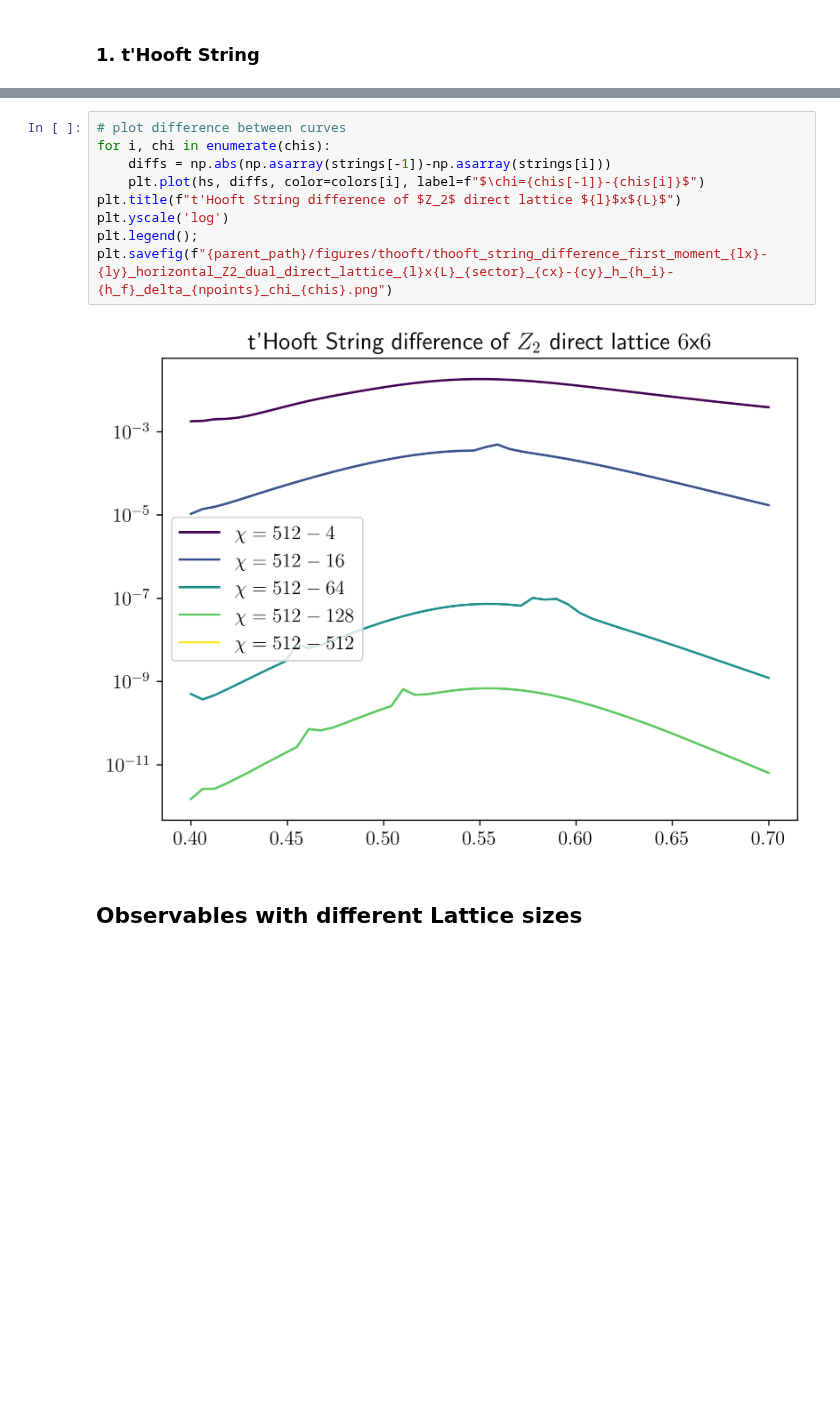
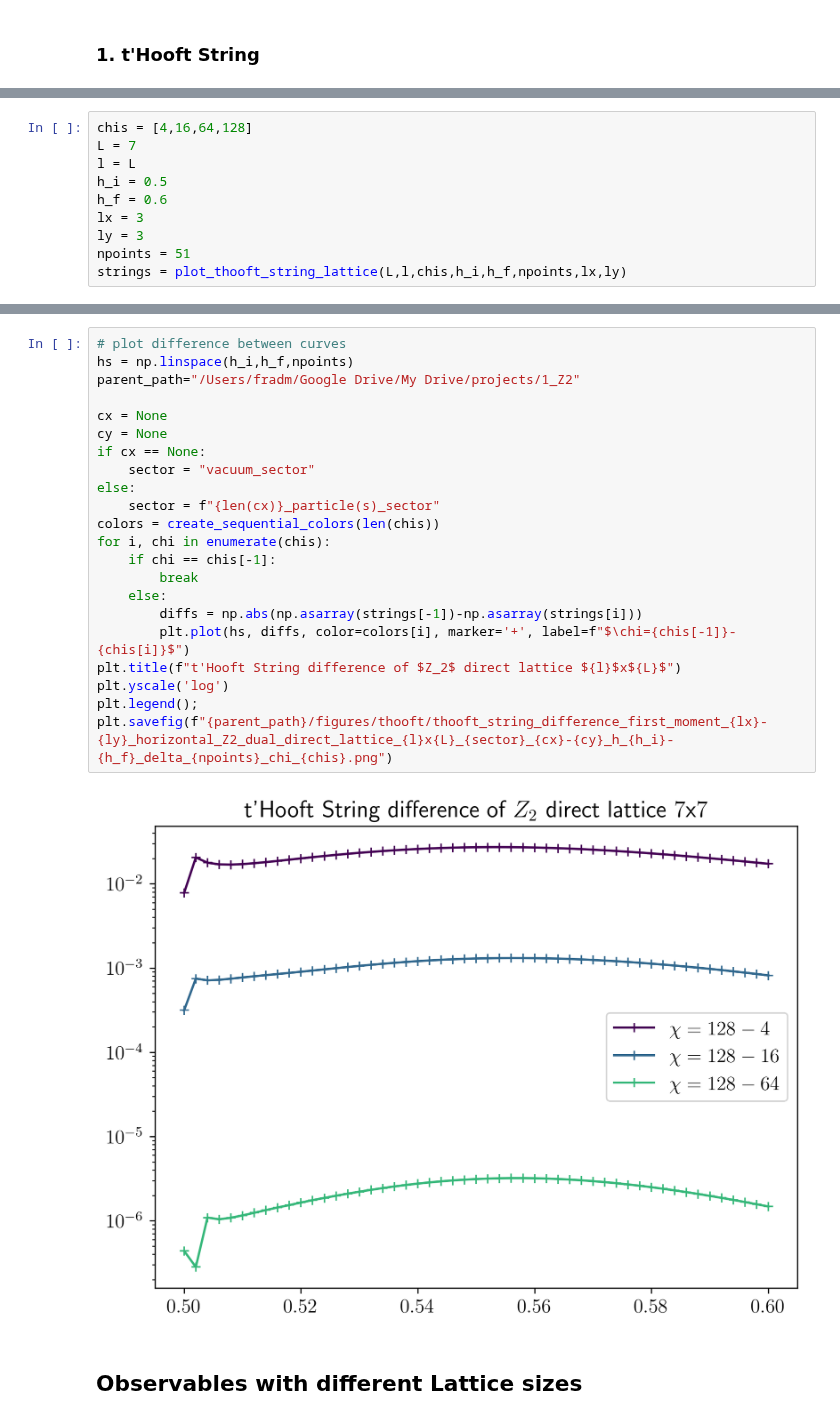
Before and after one commit to Fradm98/qs-mps, a Jupyter notebook: src/qs_mps/applications/Z2/check_observables.ipynb, the cells around one changed output, grey strips where cells are left out. Cells and saved outputs as stored; diff of their text form; blank space fills up the shorter version.

```diff
--- a/src/qs_mps/applications/Z2/check_observables.ipynb
+++ b/src/qs_mps/applications/Z2/check_observables.ipynb
@@ -59,0 +49,10 @@ TimeoutError: [Errno 60] Operation timed out
+# %%
+chis = [4,16,64,128]
+L = 7
+l = L
+h_i = 0.5
+h_f = 0.6
+lx = 3
+ly = 3
+npoints = 51
+strings = plot_thooft_string_lattice(L,l,chis,h_i,h_f,npoints,lx,ly)
@@ -60,14 +61,27 @@ TimeoutError: [Errno 60] Operation timed out
 # %%
 # plot difference between curves
+hs = np.linspace(h_i,h_f,npoints)
+parent_path="/Users/fradm/Google Drive/My Drive/projects/1_Z2"
+
+cx = None
+cy = None
+if cx == None:
+    sector = "vacuum_sector"
+else:
+    sector = f"{len(cx)}_particle(s)_sector"
+colors = create_sequential_colors(len(chis))
 for i, chi in enumerate(chis):
-    diffs = np.abs(np.asarray(strings[-1])-np.asarray(strings[i]))
-    plt.plot(hs, diffs, color=colors[i], label=f"$\chi={chis[-1]}-{chis[i]}$")
+    if chi == chis[-1]:
+        break
+    else:
+        diffs = np.abs(np.asarray(strings[-1])-np.asarray(strings[i]))
+        plt.plot(hs, diffs, color=colors[i], marker='+', label=f"$\chi={chis[-1]}-{chis[i]}$")
 plt.title(f"t'Hooft String difference of $Z_2$ direct lattice ${l}$x${L}$")
 plt.yscale('log')
 plt.legend();
 plt.savefig(f"{parent_path}/figures/thooft/thooft_string_difference_first_moment_{lx}-{ly}_horizontal_Z2_dual_direct_lattice_{l}x{L}_{sector}_{cx}-{cy}_h_{h_i}-{h_f}_delta_{npoints}_chi_{chis}.png")
 # %% [output]
-[figure, old version]
+[figure, new version]
 # %% [markdown]
 ## Observables with different Lattice sizes
 # %% [markdown]
```
Also changed, not shown: parts of 20 cells of this notebook.
